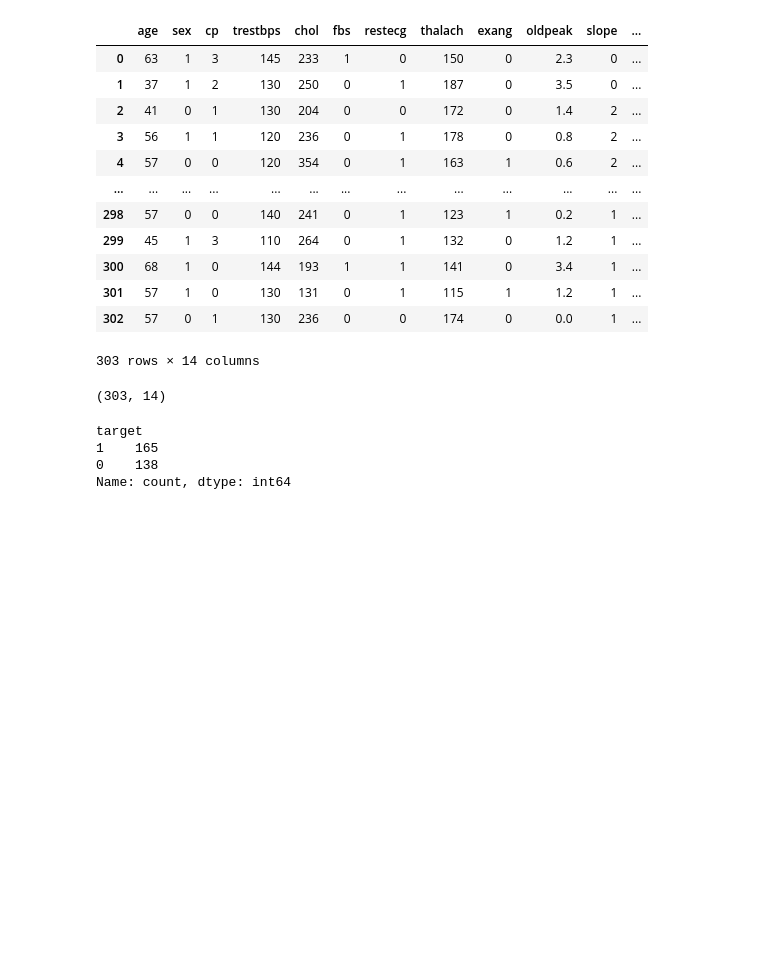
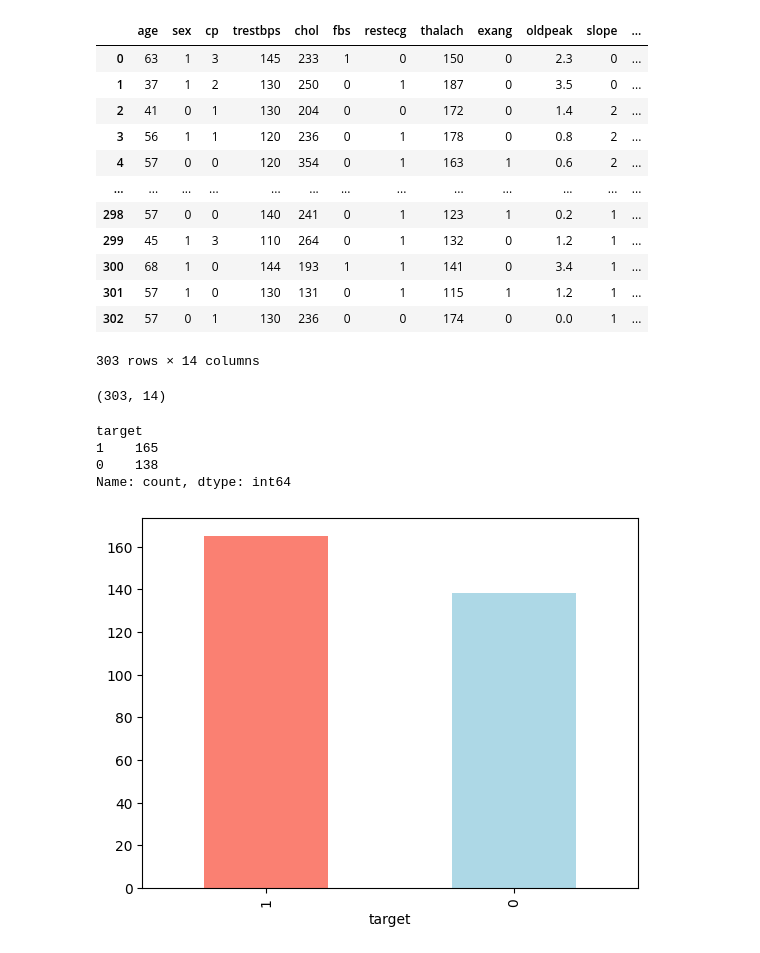
Before and after one commit to EudaLabs/machine-learning, a Jupyter notebook: heart-disease-project/end-to-end-heart-disease-classification.ipynb, the cells around one changed output. Cells and saved outputs as stored; diff of their text form; code cells hidden in the pictures; blank space fills up the shorter version.

```diff
--- a/heart-disease-project/end-to-end-heart-disease-classification.ipynb
+++ b/heart-disease-project/end-to-end-heart-disease-classification.ipynb
@@ -43,3 +43,7 @@ target
 1    165
 0    138
 Name: count, dtype: int64
+# %%
+df.target.value_counts().plot(kind ="bar", color=["salmon", "lightblue"]);
+# %% [output]
+[figure, added]
```
Also changed, not shown: parts of 6 cells of this notebook.
